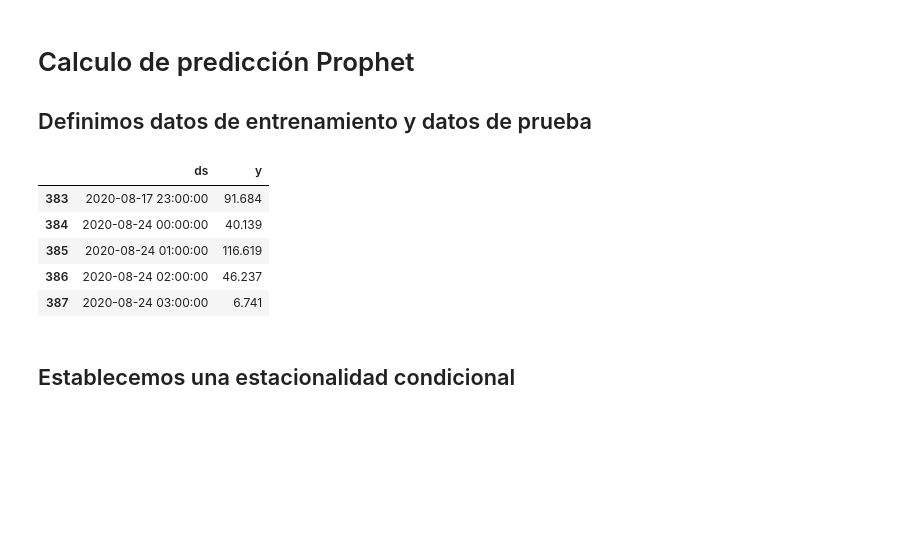
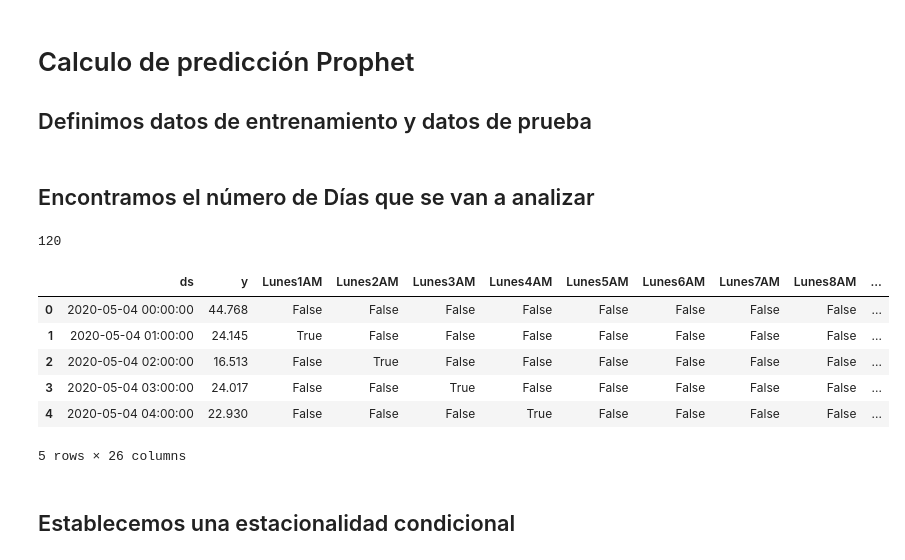
Before and after one commit to Jhonvalencia77/5to_avance, a Jupyter notebook: 0Modelo_Prophet_Lunes.ipynb, the cells around one changed output. Saved outputs shown, nothing was run; the diff lists cells and outputs as text; code cells hidden in the pictures; blank space fills up the shorter version.

```diff
--- a/0Modelo_Prophet_Lunes.ipynb
+++ b/0Modelo_Prophet_Lunes.ipynb
@@ -258,23 +247,35 @@ Lunes.tail()
 # Calculo de predicción Prophet
 ## Definimos datos de entrenamiento y datos de prueba
 # %%
-X = Lunes.y
-Y = Lunes.ds
-size = int(len(X) * 0.9)
-train_X, test_X = X[0:size], X[size:len(X)]
-train_Y, test_Y = Y[0:size], Y[size:len(Y)]
+# X = Lunes.y
+# Y = Lunes.ds
+# size = int(len(X) * 0.9)
+# train_X, test_X = X[0:size], X[size:len(X)]
+# train_Y, test_Y = Y[0:size], Y[size:len(Y)]
 
-Train = pd.concat([train_Y,train_X], axis=1)
-Test = pd.concat([test_Y,test_X], axis=1)
+# Train = pd.concat([train_Y,train_X], axis=1)
+# Test = pd.concat([test_Y,test_X], axis=1)
+
+Train = Lunes
+# %% [markdown]
+## Encontramos el número de Días que se van a analizar
+# %%
+start = Train.iloc[0]['ds']
+end = Train.iloc[-1]['ds']
+N_Dias = pd.date_range(start, end, freq='D')
+print(len(N_Dias))
+# %% [output]
+120
 # %%
-Train.tail()
+Test.head()
 # %% [output]
-|  | ds | y |
-| 383 | 2020-08-17 23:00:00 | 91.684 |
-| 384 | 2020-08-24 00:00:00 | 40.139 |
-| 385 | 2020-08-24 01:00:00 | 116.619 |
-| 386 | 2020-08-24 02:00:00 | 46.237 |
-| 387 | 2020-08-24 03:00:00 | 6.741 |
+|  | ds | y | Lunes1AM | Lunes2AM | Lunes3AM | Lunes4AM | Lunes5AM | Lunes6AM | Lunes7AM | Lunes8AM | ... |
+| 0 | 2020-05-04 00:00:00 | 44.768 | False | False | False | False | False | False | False | False | ... |
+| 1 | 2020-05-04 01:00:00 | 24.145 | True | False | False | False | False | False | False | False | ... |
+| 2 | 2020-05-04 02:00:00 | 16.513 | False | True | False | False | False | False | False | False | ... |
+| 3 | 2020-05-04 03:00:00 | 24.017 | False | False | True | False | False | False | False | False | ... |
+| 4 | 2020-05-04 04:00:00 | 22.930 | False | False | False | True | False | False | False | False | ... |
+5 rows × 26 columns
 # %% [markdown]
 ## Establecemos una estacionalidad condicional
 # %%
```
Also changed, not shown: parts of 12 cells of this notebook, 2 other files.
